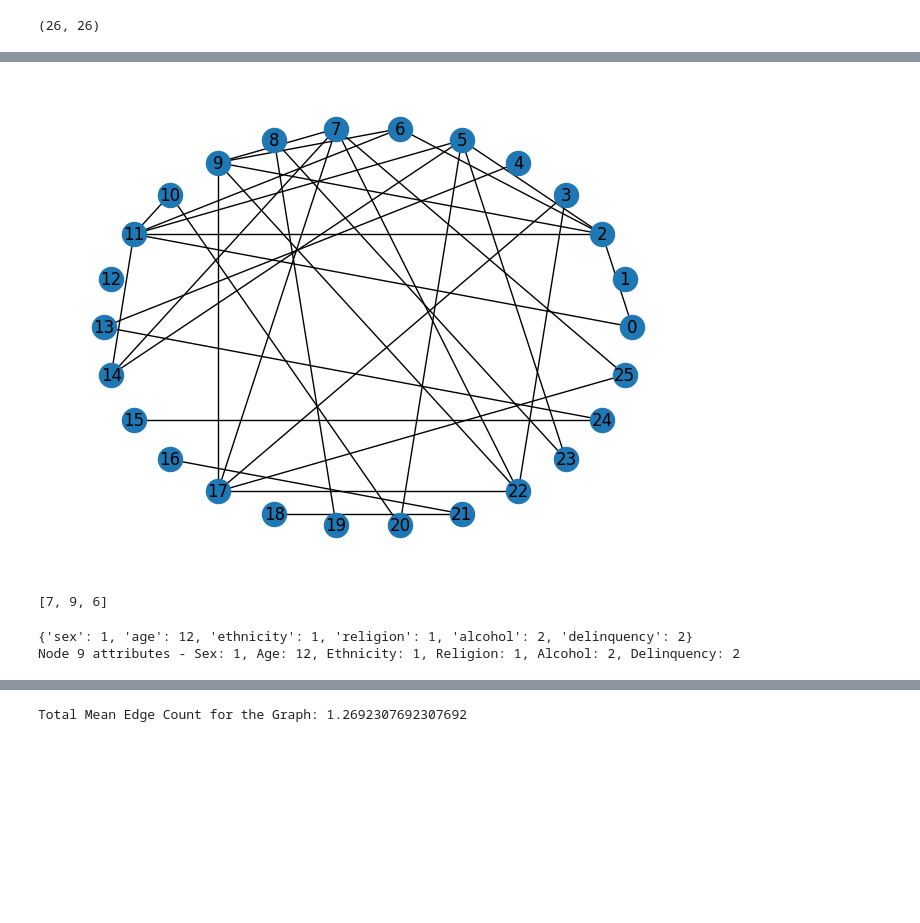
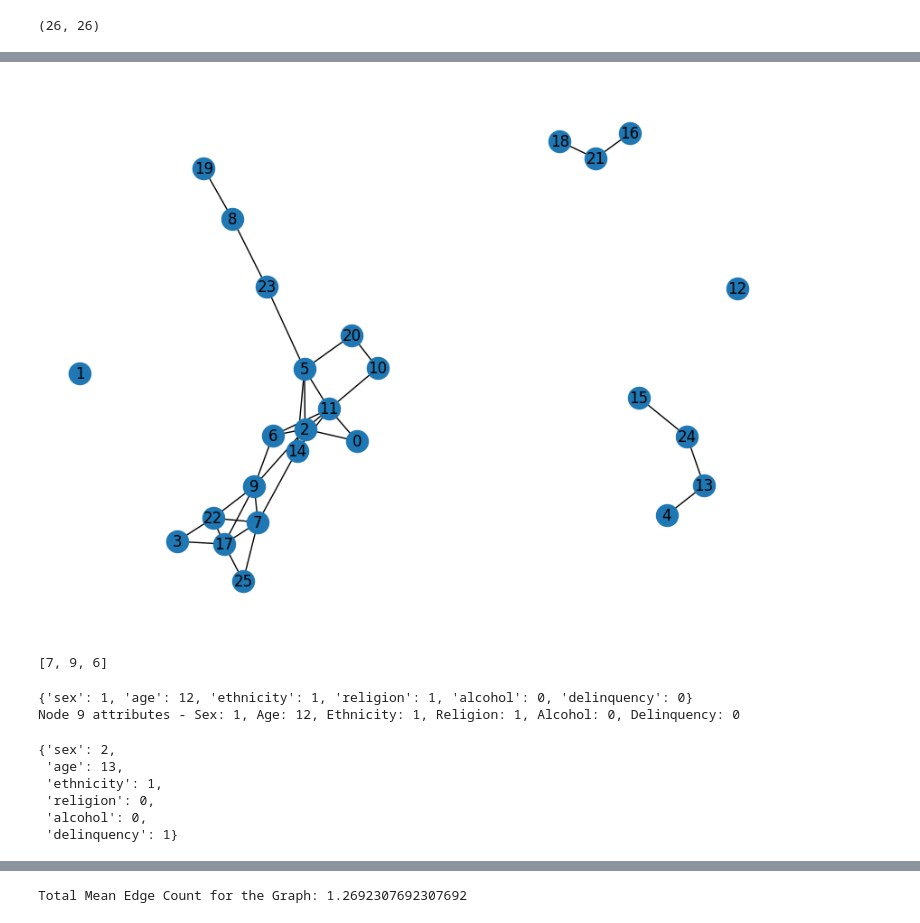
Before and after one commit to MatteoFusconi/Social-Network-Analysis, a Jupyter notebook: MiddleSchool.ipynb, the cells around one changed output, grey strips where cells are left out. Saved outputs shown, nothing was run; the diff lists cells and outputs as text; code cells hidden in the pictures; blank space fills up the shorter version.

Commit message:
middle school

```diff
--- a/MiddleSchool.ipynb
+++ b/MiddleSchool.ipynb
@@ -44,10 +46,12 @@ print(symmetric_matrix)
 # %%
 # Save the modified adjacency matrix to a new file
 G = nx.from_numpy_array(symmetric_matrix)
-
-nx.draw_circular(G, with_labels = True)
+pos = nx.spring_layout(G, k= 0.3)
+plt.figure(figsize= (8,6))
+nx.draw(G, pos, with_labels = True)
+plt.savefig("undirected_middle")
 # %% [output]
-[figure, old version]
+[figure, new version]
 # %%
 G.edges(data=True)
 print( nx.shortest_path( G, 7, 6 ) )
@@ -61,12 +65,37 @@ node_id = 0
 
 node_attributes = []
 
+def binarize_alcohol(n):
+  if 1<= n <= 2:
+    return 0
+  else:
+    return 1
+
+def binarize_religion(n):
+  if n == 1 or n == 3:
+    return 1
+  else:
+    return 0
+
+def binarize_delinquency(n):
+  if n == 1:
+    return 0
+  else:
+    return 1
+
 with open(input_file, 'r') as file:
     for line in file:
         parts = line.strip().split()
         if len(parts) == 6:
             sex, age, ethnicity, religion, alcohol, delinquency = int(parts[0]), int(parts[1]), int(parts[2]), int(parts[3]), int(parts[4]), int(parts[5])
-            node_attributes.append({'sex': sex, 'age': age, 'ethnicity': ethnicity, 'religion': religion, 'alcohol': alcohol, 'delinquency': delinquency})
+            node_attributes.append({'sex': sex,
+                                    'age': age,
+                                    'ethnicity': ethnicity,
+                                    'religion': binarize_religion(religion),
+                                    'alcohol': binarize_alcohol(alcohol),
+                                    'delinquency': binarize_alcohol(delinquency)})
+
+
 
 # Set the attributes for nodes in the graph
 node_ids = list(G.nodes)  # Assuming node IDs correspond to node order in the input file
@@ -81,7 +110,16 @@ attributes = G.nodes[node_id]
 print(attributes)
 print(f"Node {node_id} attributes - Sex: {attributes['sex']}, Age: {attributes['age']}, Ethnicity: {attributes['ethnicity']}, Religion: {attributes['religion']}, Alcohol: {attributes['alcohol']}, Delinquency: {attributes['delinquency']}")
 # %% [output]
-{'sex': 1, 'age': 12, 'ethnicity': 1, 'religion': 1, 'alcohol': 2, 'delinquency': 2}
-Node 9 attributes - Sex: 1, Age: 12, Ethnicity: 1, Religion: 1, Alcohol: 2, Delinquency: 2
+{'sex': 1, 'age': 12, 'ethnicity': 1, 'religion': 1, 'alcohol': 0, 'delinquency': 0}
+Node 9 attributes - Sex: 1, Age: 12, Ethnicity: 1, Religion: 1, Alcohol: 0, Delinquency: 0
+# %%
+G.nodes[12]
+# %% [output]
+{'sex': 2,
+ 'age': 13,
+ 'ethnicity': 1,
+ 'religion': 0,
+ 'alcohol': 0,
+ 'delinquency': 1}
 # %%
 # Create a mapping of 'sex' attribute values to colors
```
Also changed, not shown: parts of 11 cells of this notebook.
